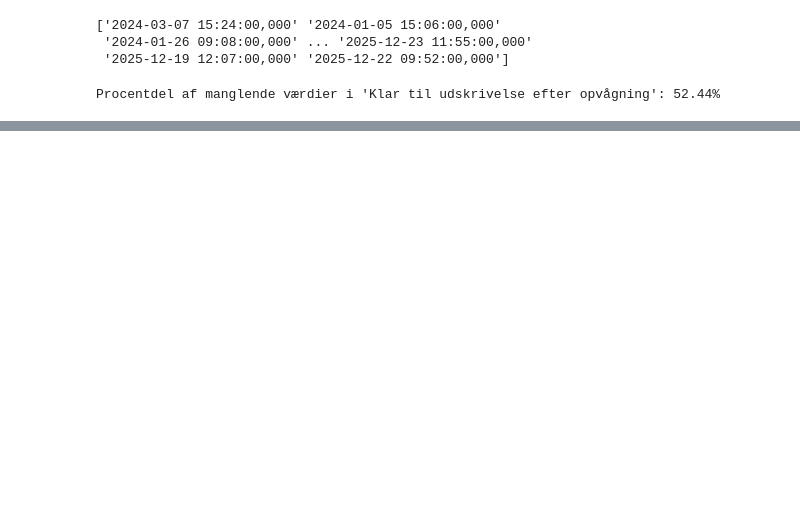
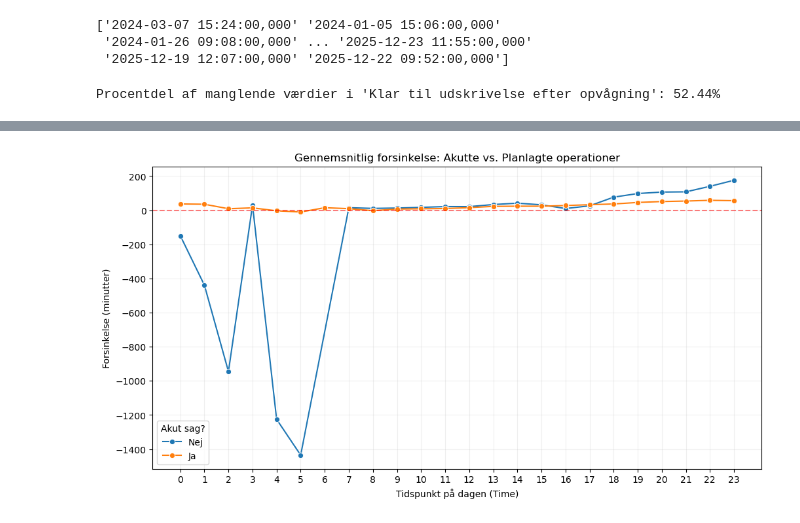
Before and after one commit to killermort9/AnalyticsToAction, a Jupyter notebook: FRIDA.ipynb, the cells around one changed output, grey strips where cells are left out. Saved outputs shown, nothing was run; the diff lists cells and outputs as text; code cells hidden in the pictures; blank space fills up the shorter version.

```diff
--- a/FRIDA.ipynb
+++ b/FRIDA.ipynb
@@ -124,0 +318,38 @@ Procentdel af manglende værdier i 'Klar til udskrivelse efter opvågning': 52.4
+# %%
+import pandas as pd
+import seaborn as sns
+import matplotlib.pyplot as plt
+
+# 1. Sørg for at tidsformatet er korrekt
+df_complete_wo['Procedure start'] = pd.to_datetime(df_complete_wo['Procedure start'])
+
+# 2. Udtræk timen
+df_complete_wo['Time'] = df_complete_wo['Procedure start'].dt.hour
+
+# 3. Lav lineplottet opdelt på Akut case (J/N)
+plt.figure(figsize=(12, 6))
+
+sns.lineplot(
+    data=df_complete_wo,
+    x='Time',
+    y='Forsinkelse (minutter)',
+    hue='Akut case (J/N)',
+    marker='o',
+    estimator='mean',
+    errorbar=None
+)
+
+
+plt.axhline(0, color='red', linestyle='--', alpha=0.5)
+
+# Formatering af grafen
+plt.title('Gennemsnitlig forsinkelse: Akutte vs. Planlagte operationer')
+plt.xlabel('Tidspunkt på dagen (Time)')
+plt.ylabel('Forsinkelse (minutter)')
+plt.xticks(range(0, 24))
+plt.grid(True, alpha=0.2)
+plt.legend(title='Akut sag?')
+
+plt.show()
+# %% [output]
+[figure, added]
```
Also changed, not shown: parts of 20 cells of this notebook.
